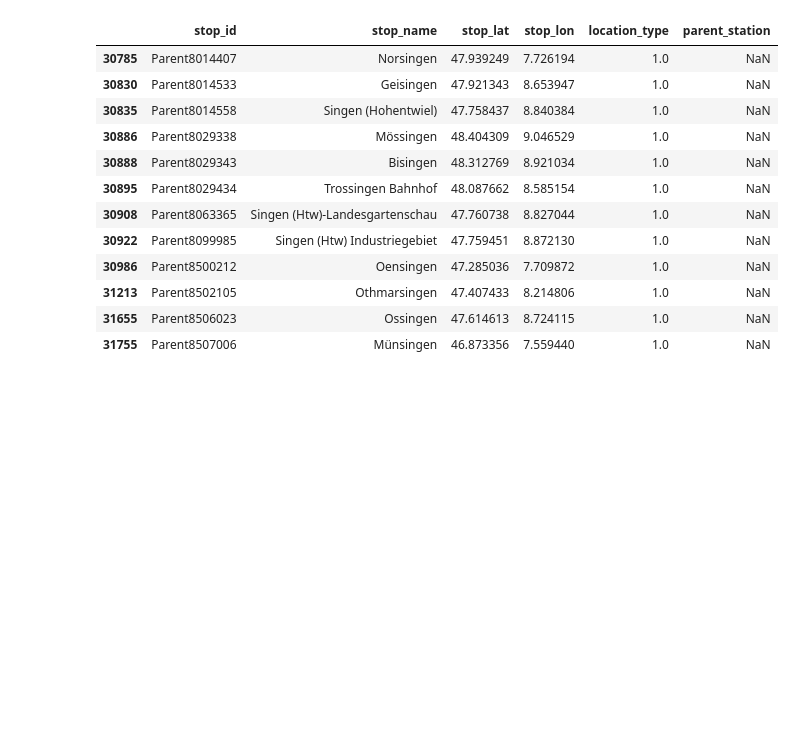
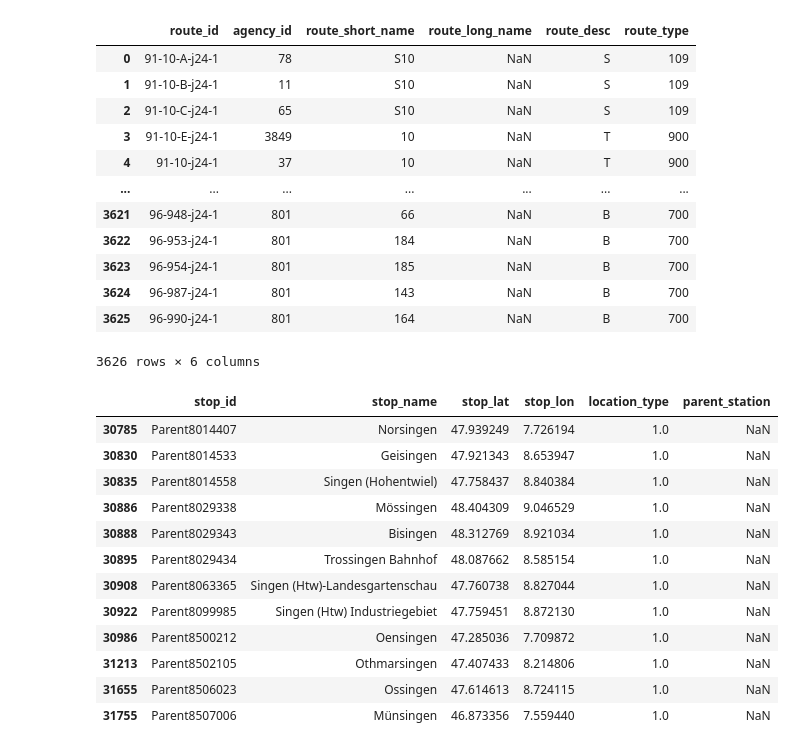
Before and after one commit to Yelinz/commute-city-triangulation, a Jupyter notebook: train.ipynb, the cells around one changed output. Cells and saved outputs as stored; diff of their text form; code cells hidden in the pictures; blank space fills up the shorter version.

```diff
--- a/train.ipynb
+++ b/train.ipynb
@@ -9,3 +57,19 @@ feed = gtfs_kit.read_feed("gtfs_fp2024_2023-10-18_04-15.zip", dist_units="km")
+# %%
+feed.routes
+# %% [output]
+|  | route_id | agency_id | route_short_name | route_long_name | route_desc | route_type |
+| 0 | 91-10-A-j24-1 | 78 | S10 | NaN | S | 109 |
+| 1 | 91-10-B-j24-1 | 11 | S10 | NaN | S | 109 |
+| 2 | 91-10-C-j24-1 | 65 | S10 | NaN | S | 109 |
+| 3 | 91-10-E-j24-1 | 3849 | 10 | NaN | T | 900 |
+| 4 | 91-10-j24-1 | 37 | 10 | NaN | T | 900 |
+| ... | ... | ... | ... | ... | ... | ... |
+| 3621 | 96-948-j24-1 | 801 | 66 | NaN | B | 700 |
+| 3622 | 96-953-j24-1 | 801 | 184 | NaN | B | 700 |
+| 3623 | 96-954-j24-1 | 801 | 185 | NaN | B | 700 |
+| 3624 | 96-987-j24-1 | 801 | 143 | NaN | B | 700 |
+| 3625 | 96-990-j24-1 | 801 | 164 | NaN | B | 700 |
+3626 rows × 6 columns
 # %%
 # only consider parent stations when searching for destinations, because the platforms dont matter
 # this makes it more or less useless for last kilometer transportation (which is fine, for now)
```
Also changed, not shown: parts of 3 cells of this notebook, 4 other files.
